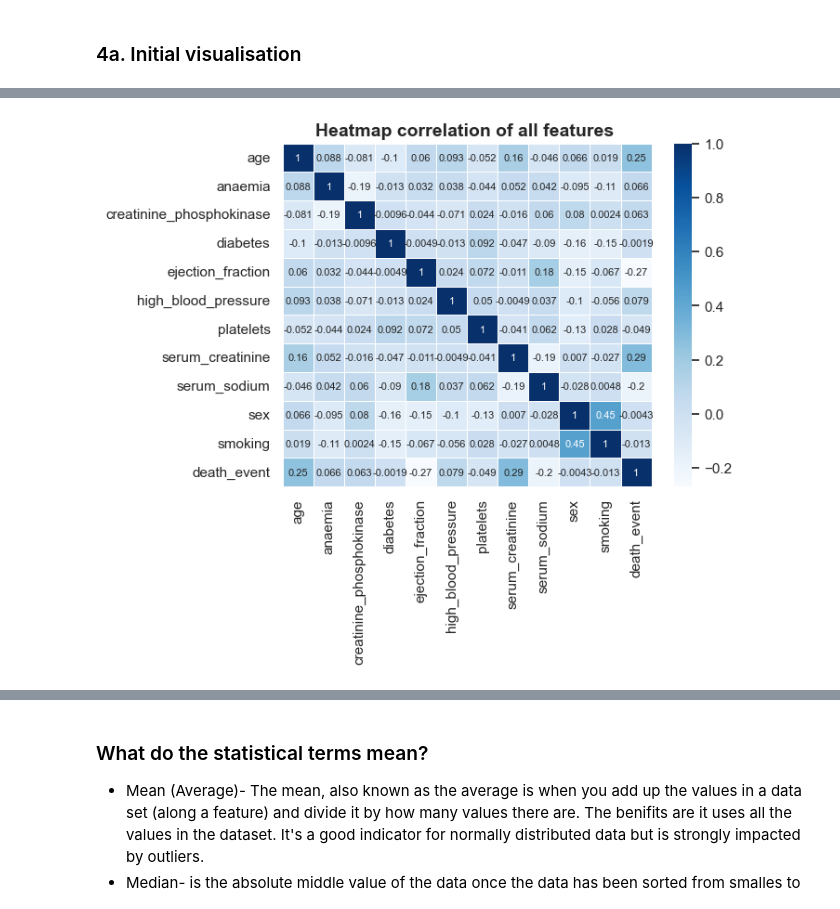
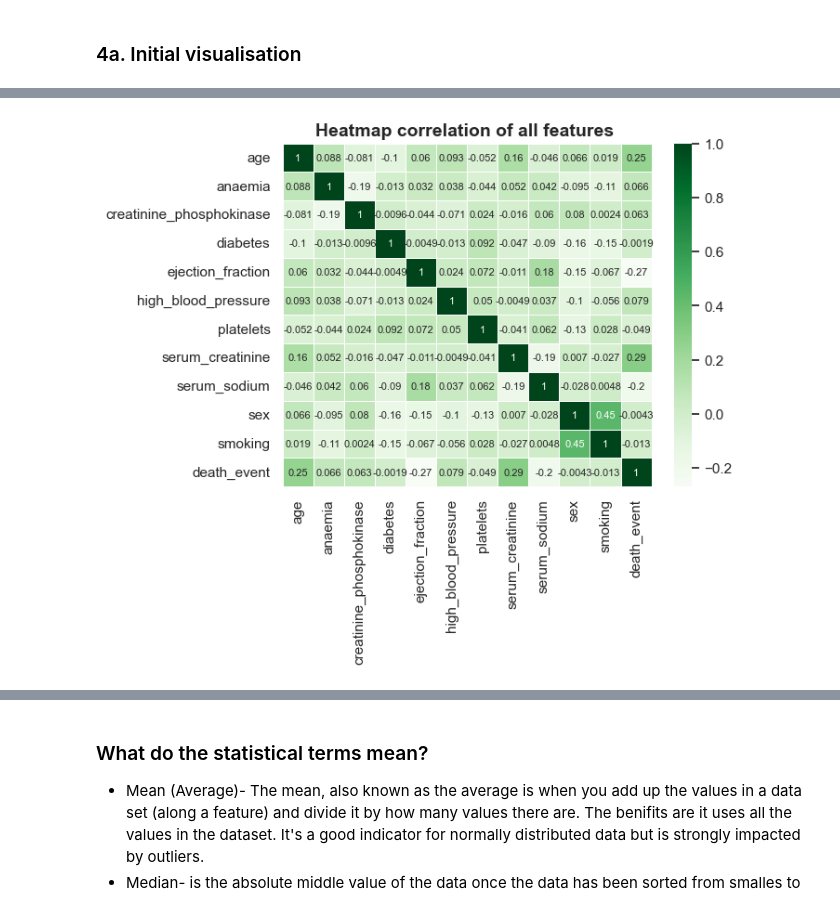
Before and after one commit to BhavitaL/heart_failure_clinical_study, a Jupyter notebook: jupyter_notebooks/heart_failure_clinical_study.ipynb, the cells around one changed output, grey strips where cells are left out. Saved outputs shown, nothing was run; the diff lists cells and outputs as text; code cells hidden in the pictures.

```diff
--- a/jupyter_notebooks/heart_failure_clinical_study.ipynb
+++ b/jupyter_notebooks/heart_failure_clinical_study.ipynb
@@ -149,12 +149,12 @@ df_clean.corr() #find the correlation between features in data frame
 # %%
 #Plot a heat map to better visualise the strongest and weakest correlation between the features
 #================================================================================================
 heatmap_figure=sns.set_theme(style="whitegrid") #format the grid colour settings
-sns.heatmap(data=df_clean.corr(), annot=True, linewidths=0.5,annot_kws={"size": 8},cmap='Blues')# set up the heatmap
+sns.heatmap(data=df_clean.corr(), annot=True, linewidths=0.5,annot_kws={"size": 8},cmap='Greens')# set up the heatmap
 plt.title("Heatmap correlation of all features ", fontsize=14, fontweight='bold') #set title of the heat map
 plt.show()#show the heatmap figure
 # %% [output]
-[figure, old version]
+[figure, new version]
 # %%
 #To gain a better staistical understanding of the features
 #=================================================================
```
Also changed, not shown: parts of 3 cells of this notebook.
